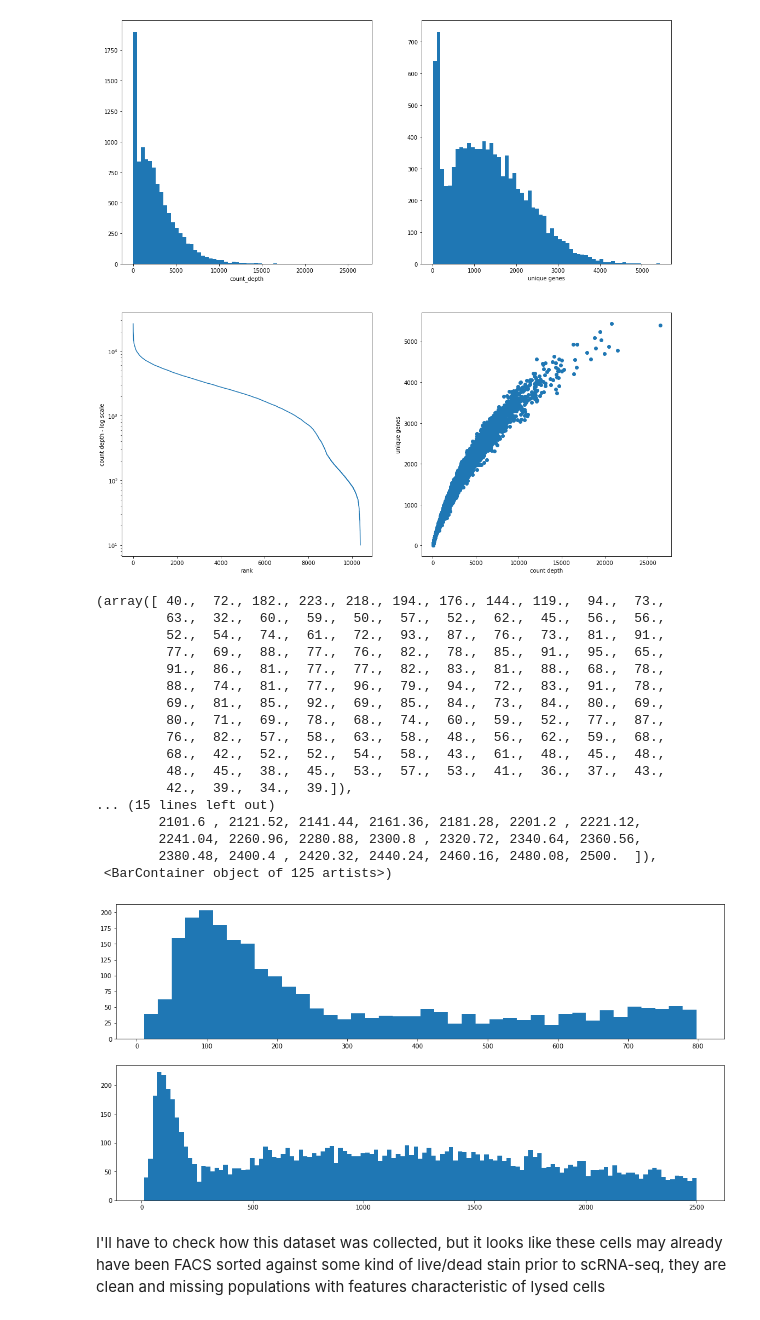
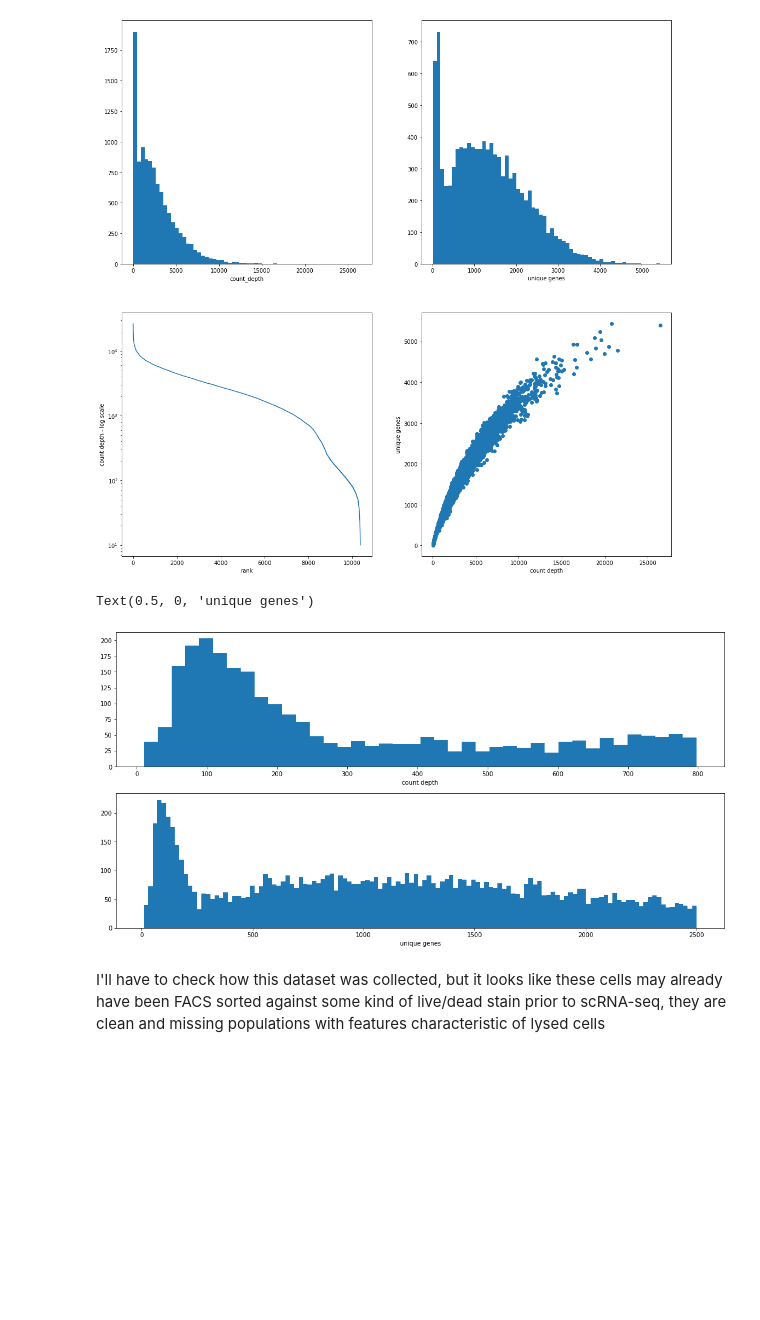
Before and after one commit to jbishop45/CS-7641-Project, a Jupyter notebook: Code/data_preprocessing.ipynb, the cells around one changed output. Cells and saved outputs as stored; diff of their text form; code cells hidden in the pictures; blank space fills up the shorter version.

```diff
--- a/Code/data_preprocessing.ipynb
+++ b/Code/data_preprocessing.ipynb
@@ -60,39 +78,25 @@ Text(0, 0.5, 'unique genes')
 # %%
 plt.rcParams["figure.figsize"] = [18,9]
 fig2, axs2 = plt.subplots(2, 1)
 
 mindepth = 1
 maxdepth = 800
 mingenes = 1
 maxgenes = 2500
 
 #axs2[0].hist(count_depth[np.where((count_depth <= maxdepth) & (count_depth >= mindepth))], bins=min([200,int(maxdepth/20)]),cumulative=True)
 axs2[0].hist(count_depth[np.where((count_depth <= maxdepth) & (count_depth >= mindepth))], bins=min([200,int(maxdepth/20)]),cumulative=False)
 #axs2[0].set_yscale("log")
+axs2[0].set_xlabel("count depth")
 #axs2[0].hist(count_depth[np.where((count_depth < maxdepth))], bins=21)
 
 axs2[1].hist(number_of_genes[np.where((number_of_genes<=maxgenes) & (number_of_genes >= mingenes))],bins=min([200,int(maxgenes/20)]),cumulative=False)
 #axs2[1].set_yscale("log")
+axs2[1].set_xlabel("unique genes")
 #axs2[1].hist(number_of_genes[np.where((number_of_genes<maxgenes) )],bins=21)
 # %% [output]
-(array([ 40.,  72., 182., 223., 218., 194., 176., 144., 119.,  94.,  73.,
-         63.,  32.,  60.,  59.,  50.,  57.,  52.,  62.,  45.,  56.,  56.,
-         52.,  54.,  74.,  61.,  72.,  93.,  87.,  76.,  73.,  81.,  91.,
-         77.,  69.,  88.,  77.,  76.,  82.,  78.,  85.,  91.,  95.,  65.,
-         91.,  86.,  81.,  77.,  77.,  82.,  83.,  81.,  88.,  68.,  78.,
-         88.,  74.,  81.,  77.,  96.,  79.,  94.,  72.,  83.,  91.,  78.,
-         69.,  81.,  85.,  92.,  69.,  85.,  84.,  73.,  84.,  80.,  69.,
-         80.,  71.,  69.,  78.,  68.,  74.,  60.,  59.,  52.,  77.,  87.,
-         76.,  82.,  57.,  58.,  63.,  58.,  48.,  56.,  62.,  59.,  68.,
-         68.,  42.,  52.,  52.,  54.,  58.,  43.,  61.,  48.,  45.,  48.,
-         48.,  45.,  38.,  45.,  53.,  57.,  53.,  41.,  36.,  37.,  43.,
-         42.,  39.,  34.,  39.]),
-... (15 lines left out)
-        2101.6 , 2121.52, 2141.44, 2161.36, 2181.28, 2201.2 , 2221.12,
-        2241.04, 2260.96, 2280.88, 2300.8 , 2320.72, 2340.64, 2360.56,
-        2380.48, 2400.4 , 2420.32, 2440.24, 2460.16, 2480.08, 2500.  ]),
- <BarContainer object of 125 artists>)
+Text(0.5, 0, 'unique genes')
-[figure, old version]
+[figure, new version]
 # %% [markdown]
 I'll have to check how this dataset was collected, but it looks like these cells may already have been FACS sorted against some kind of live/dead stain prior to scRNA-seq, they are clean and missing populations with features characteristic of lysed cells
 # %%
```
Also changed, not shown: parts of 36 cells of this notebook, 4 other files.
